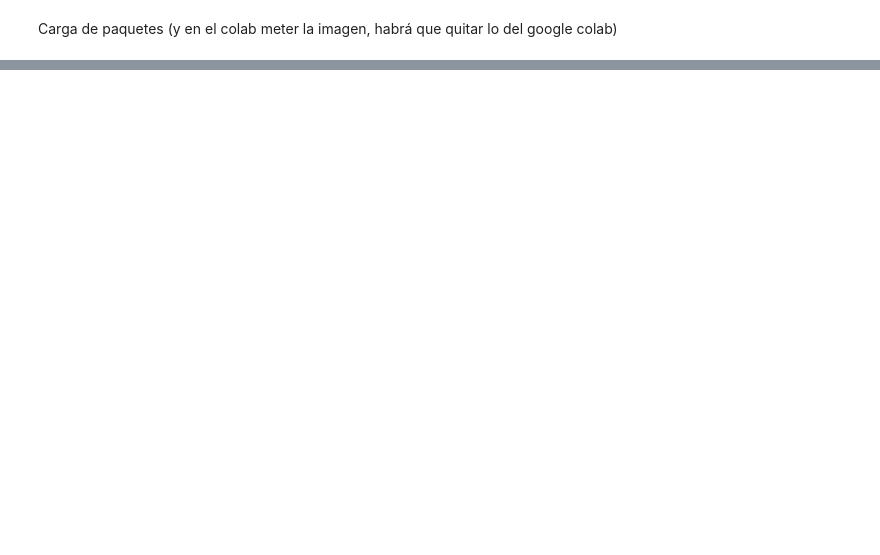
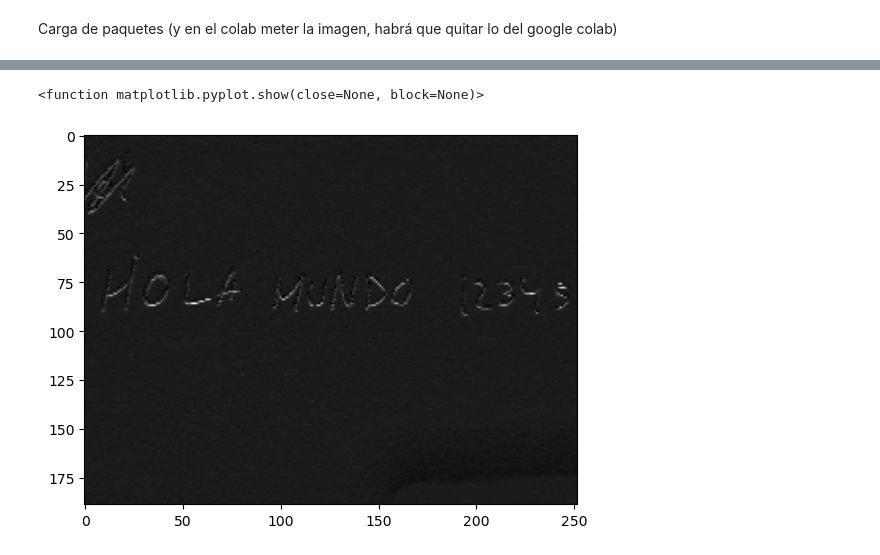
Before and after one commit to ancare2/Trabajo_ReconocimientoTexto, a Jupyter notebook: Prueba_OCRs.ipynb, the cells around one changed output, grey strips where cells are left out. Drawn from its saved outputs; the diff is of its cells as text; code cells hidden in the pictures; blank space fills up the shorter version.

```diff
--- a/Prueba_OCRs.ipynb
+++ b/Prueba_OCRs.ipynb
@@ -133,0 +85,11 @@ Cambiar el find contours por el connectedcomponents (va algo mejor):
+# %%
+#Filtro blanco sobre negro (ajustar threshold_value hasta que se vea bien la imagen)
+threshold_value = -50
+
+mask = (imagen_wav >= threshold_value).astype(np.uint8) * 255
+masked_image = cv2.bitwise_and(imagen_wav, imagen_wav, mask=mask)
+plt.imshow(masked_image, cmap="gray")
+plt.show
+# %% [output]
+<function matplotlib.pyplot.show(close=None, block=None)>
+[figure, added]
```
Also changed, not shown: parts of 17 cells of this notebook, 1 other file.
